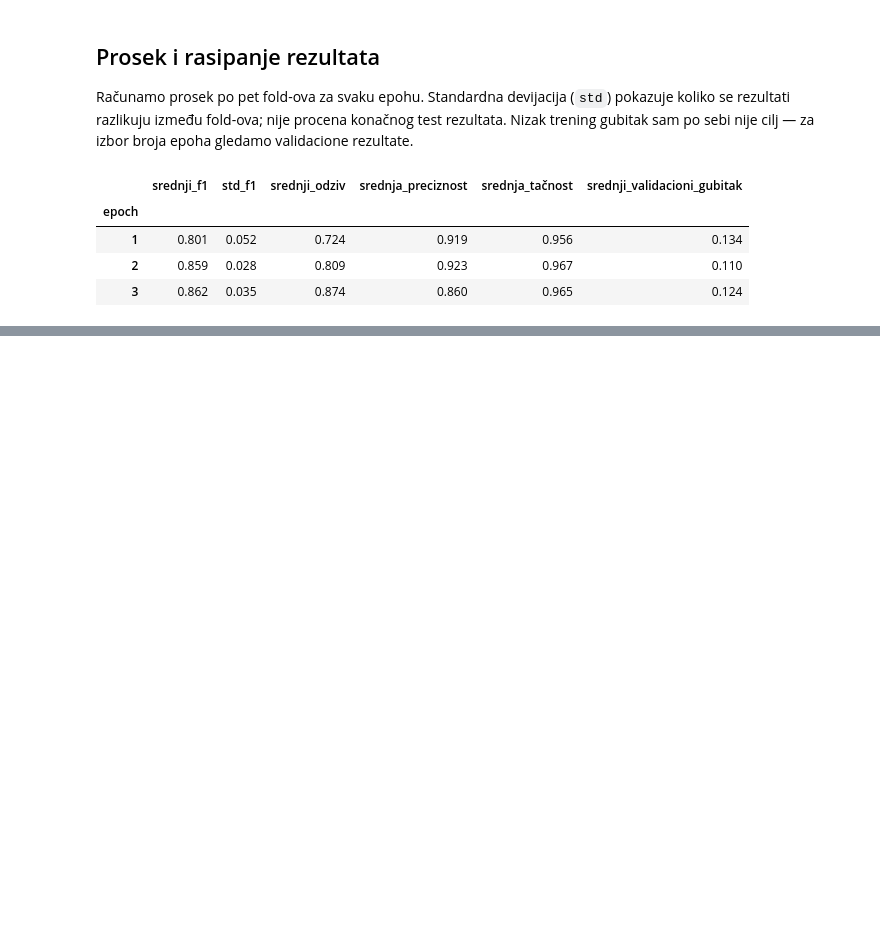
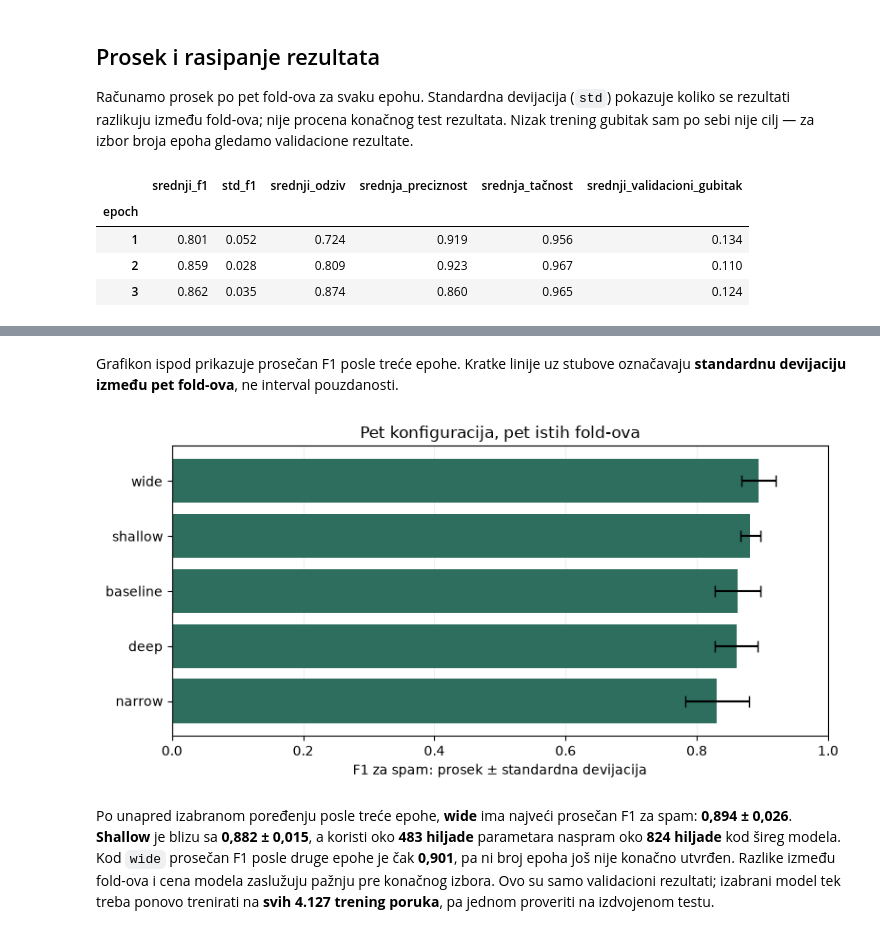
Before and after one commit to bogdanm01/SMS-Spam-Detection, a Jupyter notebook: notebooks/03_dataset_and_model.ipynb, the cells around one changed output, grey strips where cells are left out. Cells and saved outputs as stored; diff of their text form; code cells hidden in the pictures; blank space fills up the shorter version.

Commit message:
Compare five Transformer configurations with cross-validation

```diff
--- a/notebooks/03_dataset_and_model.ipynb
+++ b/notebooks/03_dataset_and_model.ipynb
@@ -364,0 +384,8 @@ U ovom izvršavanju, posle treće epohe F1 za spam kreće se od **0,822** do **0
+# %%
+comparison_path = project_root / "results" / "config_comparison.csv"
+comparison_history = pd.read_csv(comparison_path)
+print("Broj zabeleženih redova:", len(comparison_history))
+print("Konfiguracije:", comparison_history["configuration"].unique().tolist())
+comparison_history.loc[comparison_history["epoch"] == 3,
+    ["configuration", "fold", "f1", "precision", "recall", "parameter_count"]
+].round(3)
@@ -364,0 +416,11 @@ U ovom izvršavanju, posle treće epohe F1 za spam kreće se od **0,822** do **0
+# %%
+final_epoch = comparison_history.loc[comparison_history["epoch"] == 3]
+configuration_summary = final_epoch.groupby("configuration").agg(
+    srednji_f1=("f1", "mean"),
+    std_f1=("f1", "std"),
+    srednji_odziv=("recall", "mean"),
+    srednja_preciznost=("precision", "mean"),
+    srednja_tačnost=("accuracy", "mean"),
+    prosečan_broj_parametara=("parameter_count", "mean"),
+).sort_values("srednji_f1", ascending=False)
+configuration_summary.round(3)
@@ -364,0 +449,22 @@ U ovom izvršavanju, posle treće epohe F1 za spam kreće se od **0,822** do **0
+# %% [markdown]
+Grafikon ispod prikazuje prosečan F1 posle treće epohe. Kratke linije uz stubove označavaju **standardnu devijaciju između pet fold-ova**, ne interval pouzdanosti.
+# %%
+import matplotlib.pyplot as plt
+
+plot_data = configuration_summary.sort_values("srednji_f1")
+fig, ax = plt.subplots(figsize=(8, 4))
+ax.barh(
+    plot_data.index, plot_data["srednji_f1"],
+    xerr=plot_data["std_f1"], capsize=4, color="#2d6e5e",
+)
+ax.set_xlim(0, 1)
+ax.set_xlabel("F1 za spam: prosek ± standardna devijacija")
+ax.set_title("Pet konfiguracija, pet istih fold-ova")
+ax.grid(axis="x", alpha=0.2)
+ax.set_axisbelow(True)
+fig.tight_layout()
+plt.show()
+# %% [output]
+[figure, added]
+# %% [markdown]
+Po unapred izabranom poređenju posle treće epohe, **wide** ima najveći prosečan F1 za spam: **0,894 ± 0,026**. **Shallow** je blizu sa **0,882 ± 0,015**, a koristi oko **483 hiljade** parametara naspram oko **824 hiljade** kod šireg modela. Kod `wide` prosečan F1 posle druge epohe je čak **0,901**, pa ni broj epoha još nije konačno utvrđen. Razlike između fold-ova i cena modela zaslužuju pažnju pre konačnog izbora. Ovo su samo validacioni rezultati; izabrani model tek treba ponovo trenirati na **svih 4.127 trening poruka**, pa jednom proveriti na izdvojenom testu.
```
Also changed, not shown: parts of 10 cells of this notebook, 4 other files.
